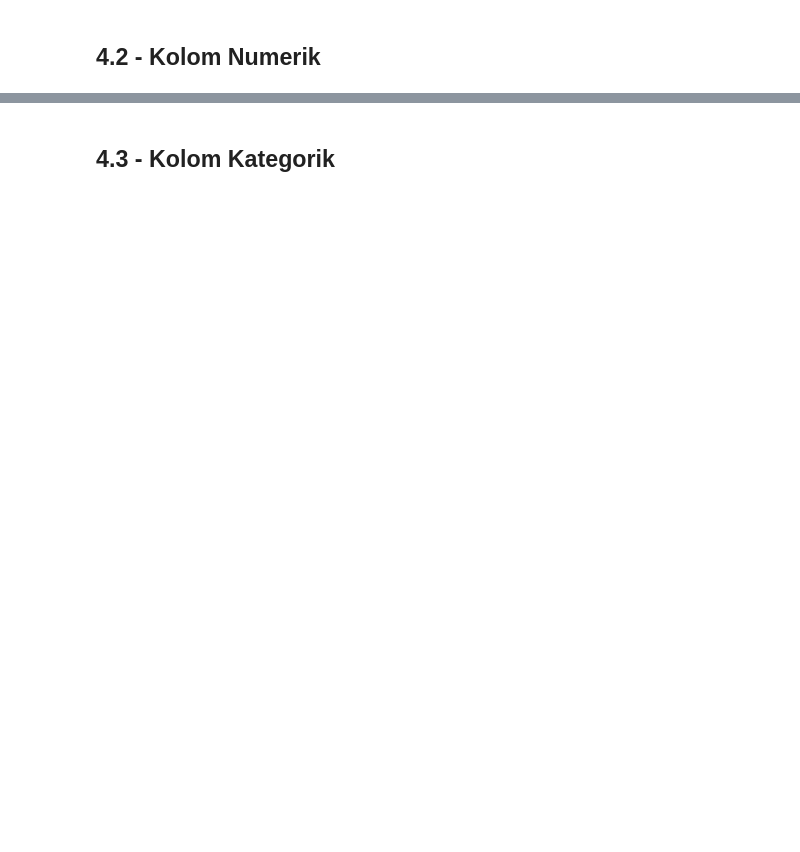
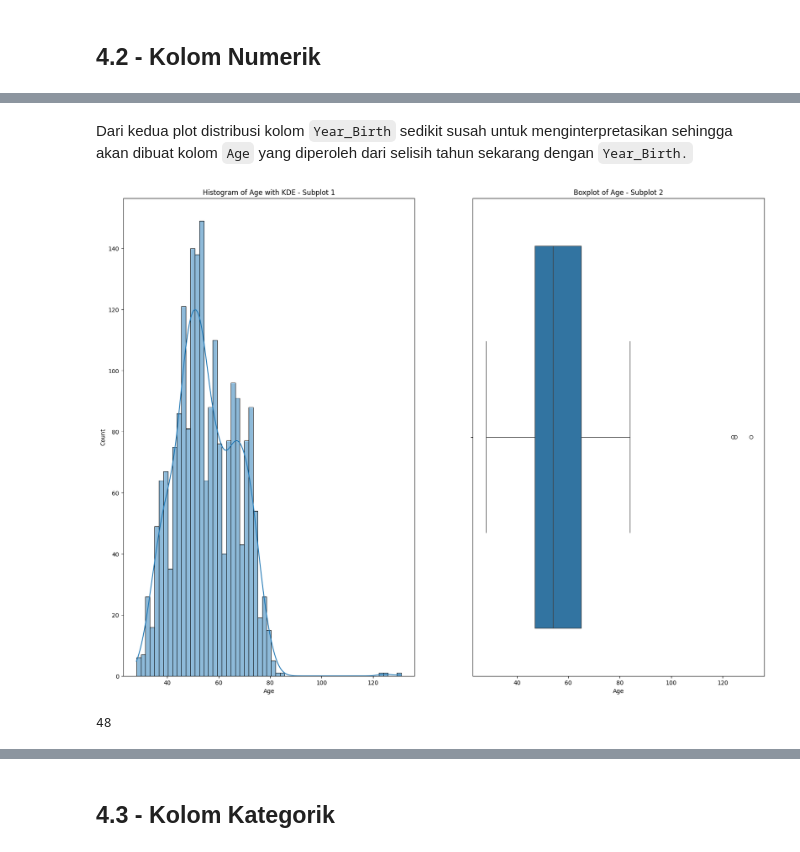
Before and after one commit to FTDS-assignment-bay/p2-final-project-ftds-002-sby-group-001, a Jupyter notebook: EDA.ipynb, the cells around one changed output, grey strips where cells are left out. Saved outputs shown, nothing was run; the diff lists cells and outputs as text; code cells hidden in the pictures; blank space fills up the shorter version.

```diff
--- a/EDA.ipynb
+++ b/EDA.ipynb
@@ -257,0 +312,17 @@ df.describe().T
+# %% [markdown]
+Dari kedua plot distribusi kolom `Year_Birth` sedikit susah untuk menginterpretasikan sehingga akan dibuat kolom `Age` yang diperoleh dari selisih tahun sekarang dengan `Year_Birth.`
+# %%
+df['Age']= datetime.datetime.now().year - df['Year_Birth']
+
+fig, axes = plt.subplots(1, 2, figsize=(20, 15))
+sns.histplot(data=df, x='Age', kde=True, bins=df['Age'].nunique(), ax=axes[0])
+axes[0].set_title('Histogram of Age with KDE - Subplot 1')
+sns.boxplot(data=df, x='Age', ax=axes[1])
+axes[1].set_title('Boxplot of Age - Subplot 2')
+plt.show()
+# %% [output]
+[figure, added]
+# %%
+df['Age'].mode().iloc[0]
+# %% [output]
+48
```
Also changed, not shown: parts of 45 cells of this notebook.
